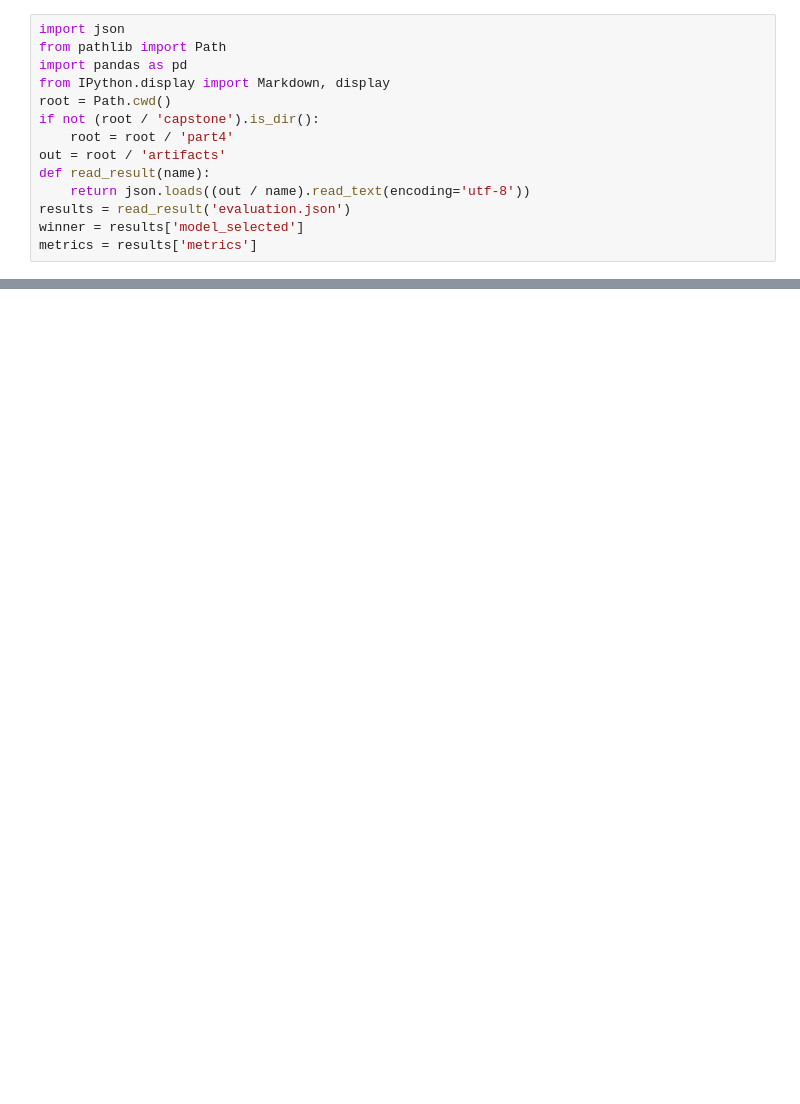
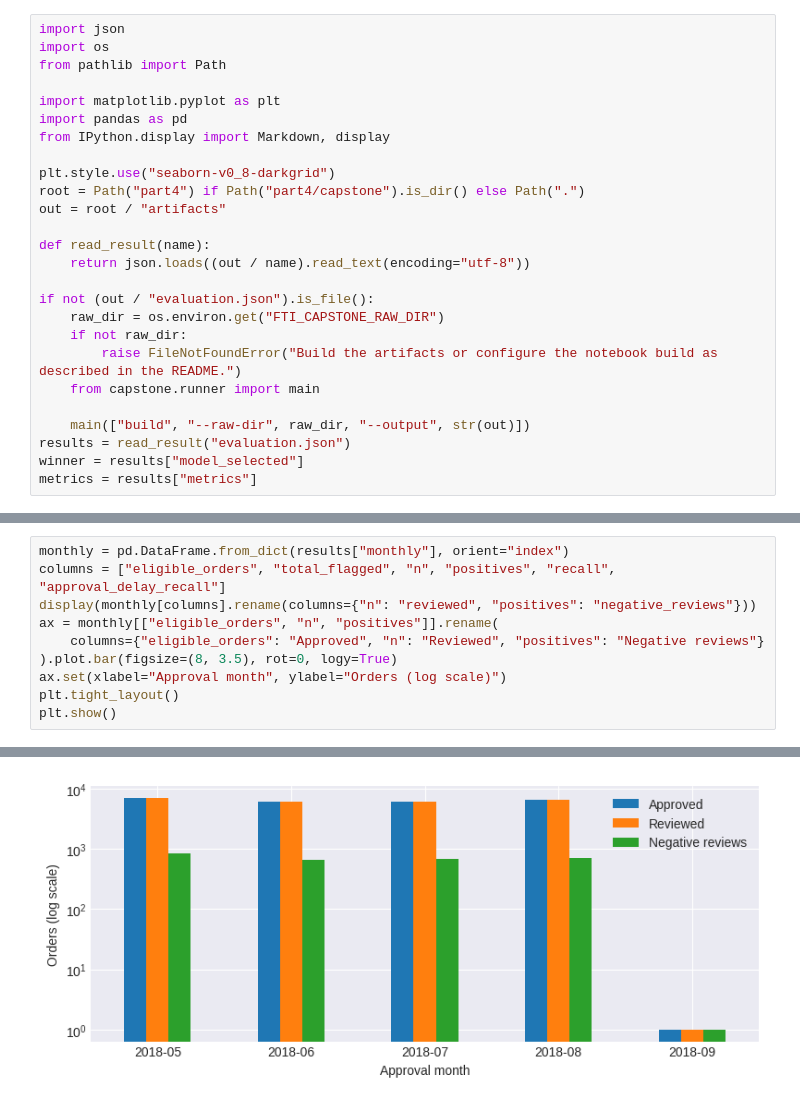
Before and after one commit to Parsa-Rajaee/Challenge_S3_FTI, a Jupyter notebook: part4/01_exploration.ipynb, the cells around one changed output, grey strips where cells are left out. Saved outputs shown, nothing was run; the diff lists cells and outputs as text; blank space fills up the shorter version.

Commit message:
Deliver the executed Part 4 notebooks and benchmark

```diff
--- a/part4/01_exploration.ipynb
+++ b/part4/01_exploration.ipynb
@@ -4,14 +5,26 @@ Run the build first. Look at the last month's review count before interpreting i
 # %%
 import json
+import os
 from pathlib import Path
+
+import matplotlib.pyplot as plt
 import pandas as pd
 from IPython.display import Markdown, display
-root = Path.cwd()
-if not (root / 'capstone').is_dir():
-    root = root / 'part4'
-out = root / 'artifacts'
+
+plt.style.use("seaborn-v0_8-darkgrid")
+root = Path("part4") if Path("part4/capstone").is_dir() else Path(".")
+out = root / "artifacts"
+
 def read_result(name):
-    return json.loads((out / name).read_text(encoding='utf-8'))
-results = read_result('evaluation.json')
-winner = results['model_selected']
-metrics = results['metrics']
+    return json.loads((out / name).read_text(encoding="utf-8"))
+
+if not (out / "evaluation.json").is_file():
+    raw_dir = os.environ.get("FTI_CAPSTONE_RAW_DIR")
+    if not raw_dir:
+        raise FileNotFoundError("Build the artifacts or configure the notebook build as described in the README.")
+    from capstone.runner import main
+
+    main(["build", "--raw-dir", raw_dir, "--output", str(out)])
+results = read_result("evaluation.json")
+winner = results["model_selected"]
+metrics = results["metrics"]
@@ -28,0 +69,11 @@ print('Recall difference using future information:', results['leakage_recall_del
+# %%
+monthly = pd.DataFrame.from_dict(results["monthly"], orient="index")
+columns = ["eligible_orders", "total_flagged", "n", "positives", "recall", "approval_delay_recall"]
+display(monthly[columns].rename(columns={"n": "reviewed", "positives": "negative_reviews"}))
+ax = monthly[["eligible_orders", "n", "positives"]].rename(
+    columns={"eligible_orders": "Approved", "n": "Reviewed", "positives": "Negative reviews"}
+).plot.bar(figsize=(8, 3.5), rot=0, logy=True)
+ax.set(xlabel="Approval month", ylabel="Orders (log scale)")
+plt.tight_layout()
+plt.show()
+# %% [output]
@@ -28,0 +86 @@ print('Recall difference using future information:', results['leakage_recall_del
+[figure, added]
```
Also changed, not shown: parts of 11 cells of this notebook, 10 other files.
